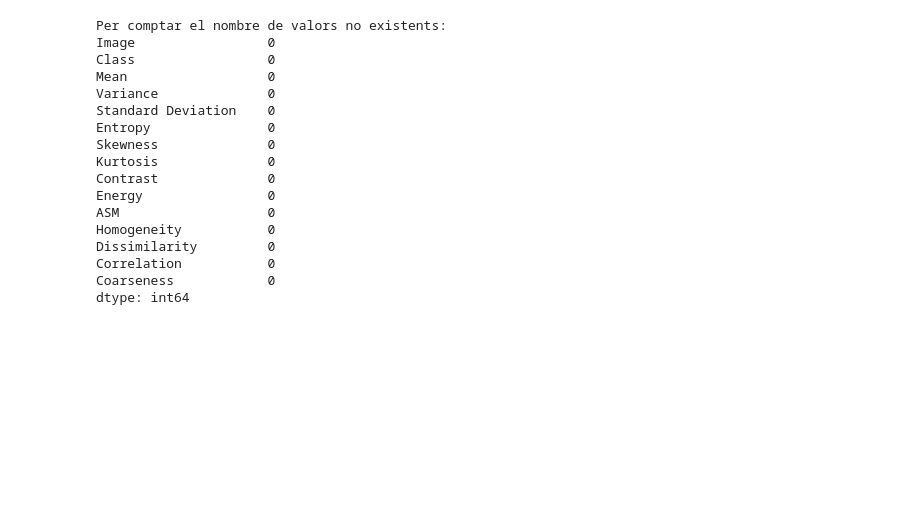
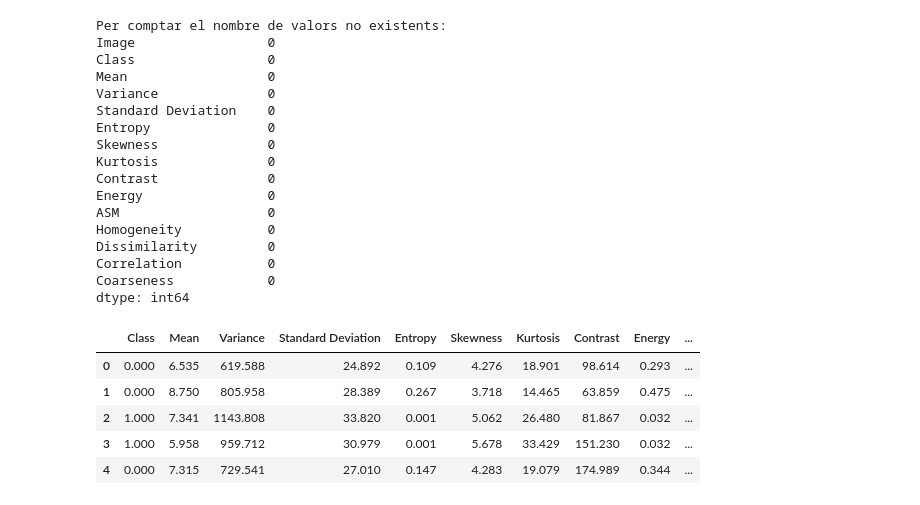
Before and after one commit to MarcLlopart/Predicting-Brain-Tumors-with-ML, a Jupyter notebook: BrainTumor.ipynb, the cells around one changed output. Drawn from its saved outputs; the diff is of its cells as text; code cells hidden in the pictures; blank space fills up the shorter version.

```diff
--- a/BrainTumor.ipynb
+++ b/BrainTumor.ipynb
@@ -89,6 +89,18 @@ Dissimilarity         0
 Correlation           0
 Coarseness            0
 dtype: int64
+# %%
+new_df= df.drop(['Coarseness'],axis=1)
+new_df= new_df.drop(['Image'],axis=1)
+new_df['Class'] = new_df['Class'].astype(float)
+new_df.head()
+# %% [output]
+|  | Class | Mean | Variance | Standard Deviation | Entropy | Skewness | Kurtosis | Contrast | Energy | ... |
+| 0 | 0.000 | 6.535 | 619.588 | 24.892 | 0.109 | 4.276 | 18.901 | 98.614 | 0.293 | ... |
+| 1 | 0.000 | 8.750 | 805.958 | 28.389 | 0.267 | 3.718 | 14.465 | 63.859 | 0.475 | ... |
+| 2 | 1.000 | 7.341 | 1143.808 | 33.820 | 0.001 | 5.062 | 26.480 | 81.867 | 0.032 | ... |
+| 3 | 1.000 | 5.958 | 959.712 | 30.979 | 0.001 | 5.678 | 33.429 | 151.230 | 0.032 | ... |
+| 4 | 0.000 | 7.315 | 729.541 | 27.010 | 0.147 | 4.283 | 19.079 | 174.989 | 0.344 | ... |
 # %%
 import mglearn
 fig, axes = plt.subplots(7,2,figsize=(10,20))
```
Also changed, not shown: parts of 11 cells of this notebook.
